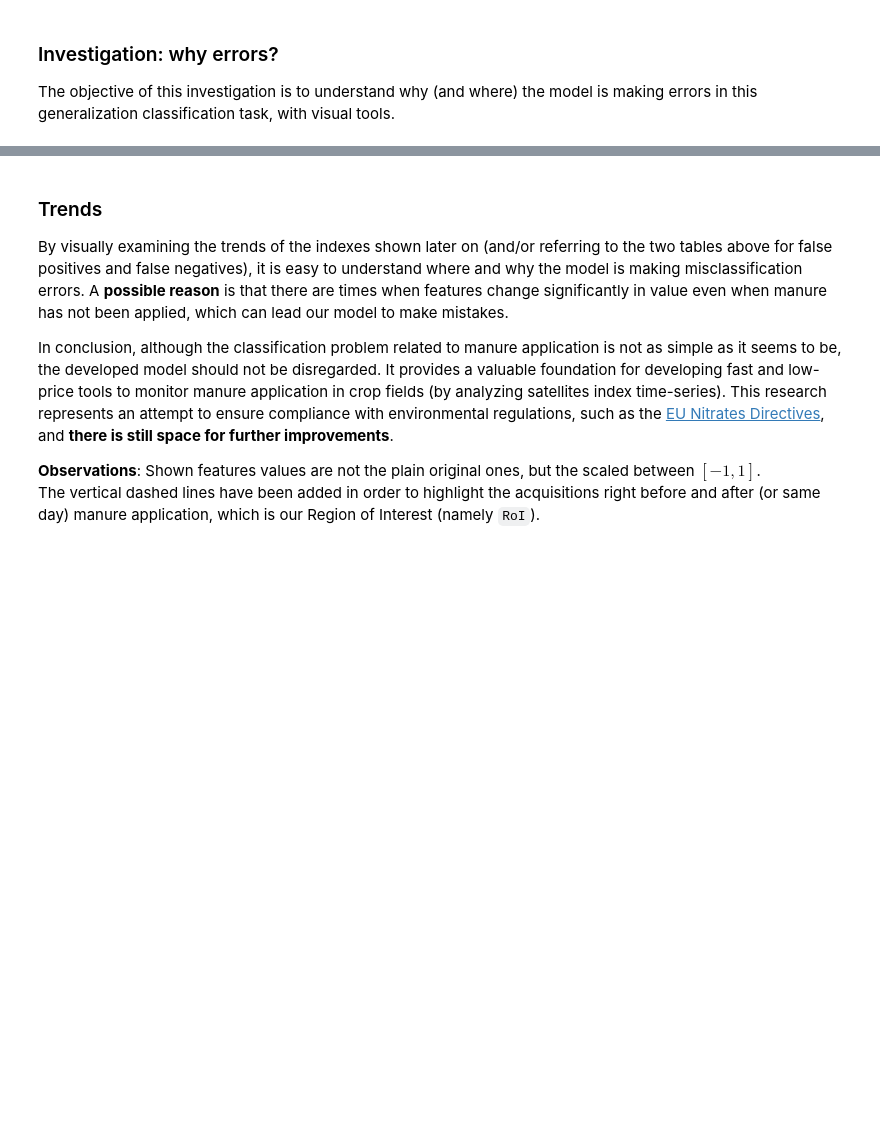
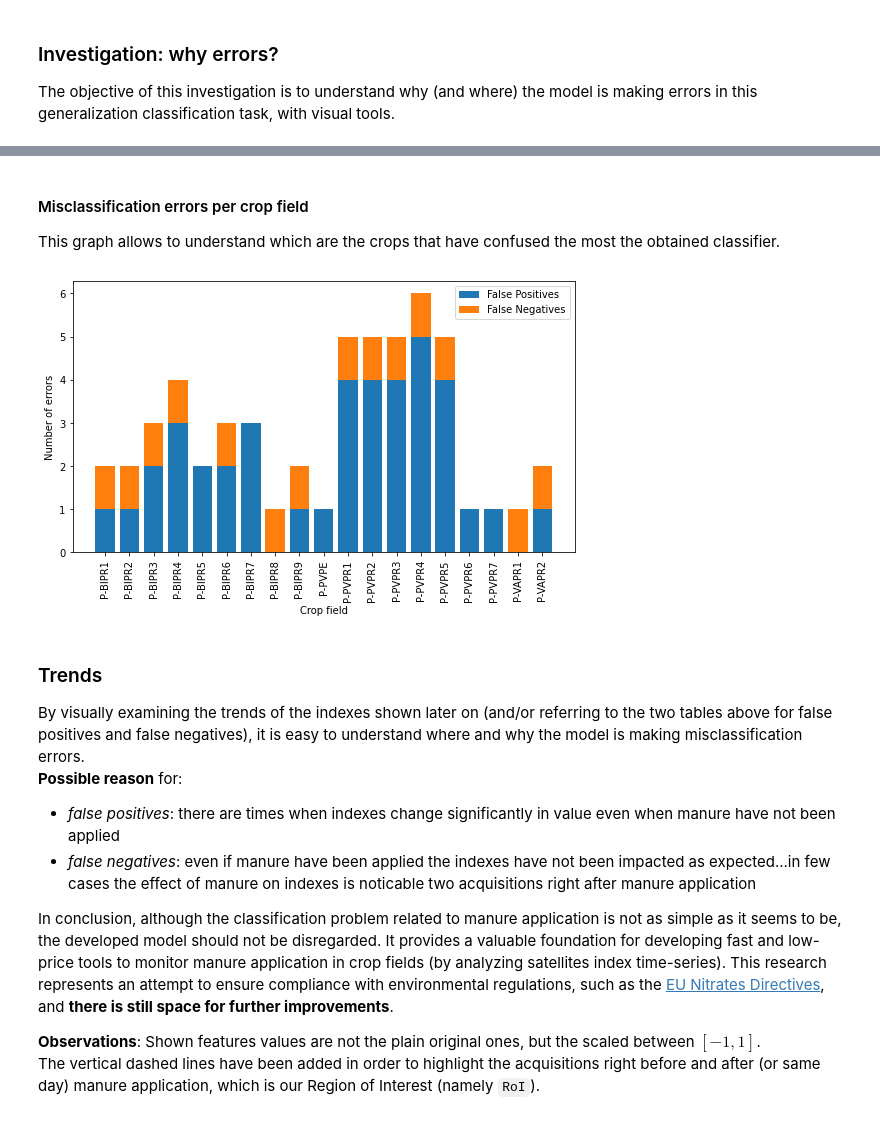
Before and after one commit to Amatofrancesco99/organic-fertilizers-detection, a Jupyter notebook: Notebooks/4-generalization/notebook.ipynb, the cells around one changed output, grey strips where cells are left out. Saved outputs shown, nothing was run; the diff lists cells and outputs as text; code cells hidden in the pictures; blank space fills up the shorter version.

```diff
--- a/Notebooks/4-generalization/notebook.ipynb
+++ b/Notebooks/4-generalization/notebook.ipynb
@@ -209,7 +223,33 @@ pd.concat([s2_df_mod2[(s2_df_mod2['y']==0) & (s2_df_mod2['y_pred']==0)].sample(n
+# %% [markdown]
+#### Misclassification errors per crop field
+This graph allows to understand which are the crops that have confused the most the obtained classifier.
+# %%
+# Group the DataFrame by crop field and calculate the confusion matrix for each group
+reports = s2_df_mod2.groupby('crop_field_name').apply(lambda x: confusion_matrix(x['y'], x['y_pred']))
+
+# Extract the false positives and false negatives for each group
+fps = [cm.sum(axis=0)[1] - np.diag(cm)[1] for cm in reports]
+fns = [cm.sum(axis=1)[1] - np.diag(cm)[1] for cm in reports]
+
+# Create a bar plot of the false positives and false negatives per crop field
+plt.figure(figsize=(9,5))
+plt.bar(np.arange(len(fps)), fps, label='False Positives')
+plt.bar(np.arange(len(fns)), fns, bottom=fps, label='False Negatives')
+plt.xticks(np.arange(len(fps)), reports.index)
+plt.xlabel('Crop field')
+plt.ylabel('Number of errors')
+plt.xticks(rotation=90)
+plt.legend()
+plt.show()
+# %% [output]
+[figure, added]
 # %% [markdown]
 ### Trends
 
-By visually examining the trends of the indexes shown later on (and/or referring to the two tables above for false positives and false negatives), it is easy to understand where and why the model is making misclassification errors. A **possible reason** is that there are times when features change significantly in value even when manure has not been applied, which can lead our model to make mistakes.
+By visually examining the trends of the indexes shown later on (and/or referring to the two tables above for false positives and false negatives), it is easy to understand where and why the model is making misclassification errors. <br>
+**Possible reason** for:
+* *false positives*: there are times when indexes change significantly in value even when manure have not been applied
+* *false negatives*: even if manure have been applied the indexes have not been impacted as expected...in few cases the effect of manure on indexes is noticable two acquisitions right after manure application
 
 In conclusion, although the classification problem related to manure application is not as simple as it seems to be, the developed model should not be disregarded. It provides a valuable foundation for developing fast and low-price tools to monitor manure application in crop fields (by analyzing satellites index time-series). This research represents an attempt to ensure compliance with environmental regulations, such as the [EU Nitrates Directives](https://environment.ec.europa.eu/topics/water/nitrates_en), and **there is still space for further improvements**.
 
```
Also changed, not shown: parts of 11 cells of this notebook, 1 other file.
